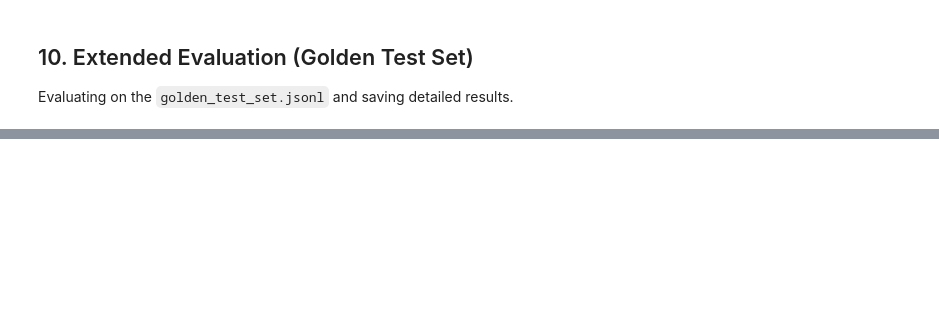
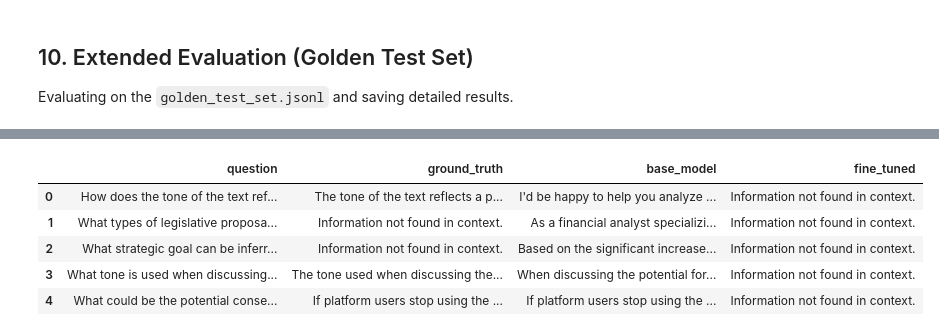
Before and after one commit to p-sahas/financial-intelligence-engine, a Jupyter notebook: notebooks/02_finetuning_intern.ipynb, the cells around one changed output, grey strips where cells are left out. Saved outputs shown, nothing was run; the diff lists cells and outputs as text; code cells hidden in the pictures; blank space fills up the shorter version.

```diff
--- a/notebooks/02_finetuning_intern.ipynb
+++ b/notebooks/02_finetuning_intern.ipynb
@@ -411,7 +498,7 @@ Evaluating on the `golden_test_set.jsonl` and saving detailed results.
 def query_intern(question, model_to_use, tokenizer_to_use):
     prompt = f"""<|begin_of_text|><|start_header_id|>system<|end_header_id|>
 
-You are a financial analyst specializing in the 2024 Annual Report. Answer strictly based on context.<|eot_id|><|start_header_id|>user<|end_header_id|>
+YouYou are a financial analyst specializing in the 2024 Annual Report. Answer strictly based on context.<|eot_id|><|start_header_id|>user<|end_header_id|>
 
 {question}<|eot_id|><|start_header_id|>assistant<|end_header_id|>"""
 
@@ -430,14 +517,41 @@ You are a financial analyst specializing in the 2024 Annual Report. Answer stric
     return response.split("assistant")[-1].strip()
 
 # Load Golden Test Set
-test_dataset = load_dataset("json", data_files=r"c:/Development/financial-intelligence-engine/data/processed/golden_test_set.jsonl", split="train")
+test_dataset = load_dataset("json", data_files=r"/content/golden_test_set.jsonl", split="train")
 print(f"Loaded {len(test_dataset)} test examples.")
 
 # Evaluate on a subset (e.g., first 10 for demonstration, or all)
 results = []
 print("Running evaluation...")
 
+# Clear GPU memory from fine-tuning if trainer and model exist
+if 'trainer' in globals():
+    del trainer
+if 'model' in globals():
+    del model # Delete the fine-tuned model reference
+gc.collect()
+torch.cuda.empty_cache()
+print("GPU memory cleared before loading base model.")
+
 # Load Base Model for comparison
+# Re-load the fine-tuned model for inference after the base model,
+# or keep it in memory if there's enough space (which might not be the case).
+# For now, we will assume we can load it back later if needed, or query it after base model is done.
+# However, for direct comparison, we will need to load it again or ensure it's still available.
+# Let's re-instantiate it from the saved adapter weights.
+
+#  use the already loaded `trainer.model` which is the PeftModel.
+# However, it was deleted above. Let's rethink.
+
+# The most robust way to compare is to free up memory, then load base model, test it, free memory.
+# Then load the fine-tuned model, test it, and free memory. This avoids OOM.
+
+# Let's perform the evaluation iteratively to prevent OOM
+
+all_results = []
+
+# Evaluate Base Model
+print("Evaluating Base Model...")
 base_model = AutoModelForCausalLM.from_pretrained(
     CONFIG["model_id"],
     quantization_config=bnb_config,
@@ -446,33 +560,50 @@ base_model = AutoModelForCausalLM.from_pretrained(
 )
 
 for i, sample in enumerate(test_dataset):
-    if i >= 10: break # Limit to 10 for speed in notebook demo, remove for full run
-
+    if i >= 10: break  # Limit for demo
     question = sample['question']
     ground_truth = sample['answer']
+    base_pred = query_intern(question, base_model, tokenizer)
+    all_results.append({"question": question, "ground_truth": ground_truth, "base_model": base_pred, "fine_tuned": None}) # Fine-tuned will be added later
 
-    # Base Model Prediction
-    base_pred = query_intern(question, base_model, tokenizer)
+del base_model
+gc.collect()
+torch.cuda.empty_cache()
+print("Base Model evaluation complete. GPU memory cleared.")
 
-    # Fine-Tuned Prediction
-    tuned_pred = query_intern(question, trainer.model, tokenizer)
+# Evaluate Fine-Tuned Model (re-load if necessary, or use the one from trainer if it's still available)
+# Since `trainer` and `model` were deleted, we need to load the saved fine-tuned adapter on top of the base model.
+print("Evaluating Fine-Tuned Model...")
 
-    results.append({
-        "question": question,
-        "ground_truth": ground_truth,
-        "base_model": base_pred,
-        "fine_tuned": tuned_pred
-    })
+# Reload the base model (quantized) first
+base_model_for_tuned_inference = AutoModelForCausalLM.from_pretrained(
+    CONFIG["model_id"],
+    quantization_config=bnb_config,
+    device_map="auto",
+    use_cache=True
+)
+
+# Load the PEFT adapter
+fine_tuned_model_path = CONFIG['new_model_name'] # This should point to the directory where the adapter was saved
+fine_tuned_model = PeftModel.from_pretrained(base_model_for_tuned_inference, fine_tuned_model_path)
+
+for i, sample in enumerate(test_dataset):
+    if i >= 10: break  # Limit for demo
+    question = sample['question']
+    tuned_pred = query_intern(question, fine_tuned_model, tokenizer)
+    all_results[i]["fine_tuned"] = tuned_pred # Update the existing entry
+
+del fine_tuned_model
+del base_model_for_tuned_inference
+gc.collect()
+torch.cuda.empty_cache()
+print("Fine-Tuned Model evaluation complete. GPU memory cleared.")
 
 # Print Comparison
 import pandas as pd
-df_results = pd.DataFrame(results)
+df_results = pd.DataFrame(all_results)
 pd.set_option('display.max_colwidth', None)
 
 print("\n--- Visual Comparison (Top 5) ---")
 display(df_results.head(5)) # Use display() in Jupyter, or print() otherwise
-
-# Save Results
-os.makedirs("../results", exist_ok=True)
-df_results.to_json("../results/finetuned_results.jsonl", orient="records", lines=True)
-print("\nResults saved to ../results/finetuned_results.jsonl")
+# %% [output]
@@ -478,0 +619,6 @@ print("\nResults saved to ../results/finetuned_results.jsonl")
+|  | question | ground_truth | base_model | fine_tuned |
+| 0 | How does the tone of the text ref... | The tone of the text reflects a p... | I'd be happy to help you analyze ... | Information not found in context. |
+| 1 | What types of legislative proposa... | Information not found in context. | As a financial analyst specializi... | Information not found in context. |
+| 2 | What strategic goal can be inferr... | Information not found in context. | Based on the significant increase... | Information not found in context. |
+| 3 | What tone is used when discussing... | The tone used when discussing the... | When discussing the potential for... | Information not found in context. |
+| 4 | What could be the potential conse... | If platform users stop using the ... | If platform users stop using the ... | Information not found in context. |
```
Also changed, not shown: parts of 15 cells of this notebook, 1 other file.
